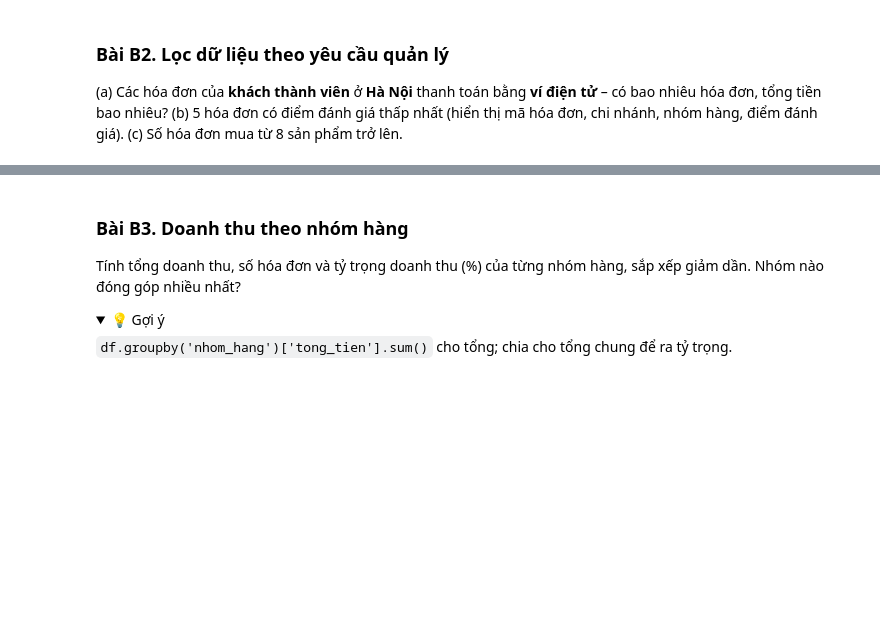
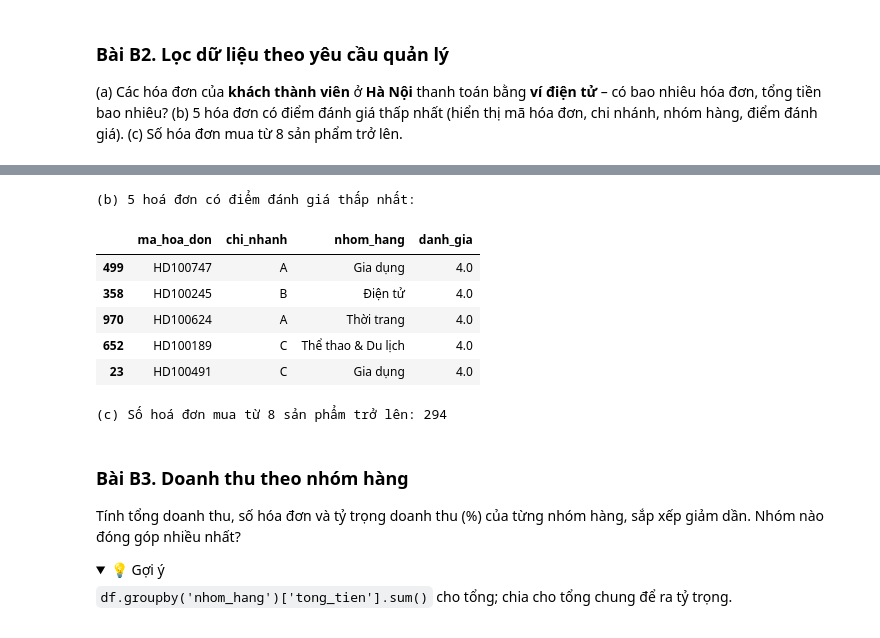
Before and after one commit to Twy-linh/Linh, a Jupyter notebook: Linh/bai_tap/Buoi_03_BaiTap.ipynb, the cells around one changed output, grey strips where cells are left out. Cells and saved outputs as stored; diff of their text form; code cells hidden in the pictures; folded sections open; blank space fills up the shorter version.

```diff
--- a/Linh/bai_tap/Buoi_03_BaiTap.ipynb
+++ b/Linh/bai_tap/Buoi_03_BaiTap.ipynb
@@ -116,3 +247,21 @@ tổng lợi nhuận gộp, giá trị đơn trung bình và điểm đánh giá
+# %%
+print (f"(b) 5 hoá đơn có điểm đánh giá thấp nhất:")
+(df.sort_values('danh_gia', ascending=True).head(5).loc [:, ['ma_hoa_don', 'chi_nhanh', 'nhom_hang', 'danh_gia']])
+# nếu không viết thì Pandas tự mặc định là giá trị tăng dần (ascending=True)
+# %% [output]
+(b) 5 hoá đơn có điểm đánh giá thấp nhất:
+|  | ma_hoa_don | chi_nhanh | nhom_hang | danh_gia |
+| 499 | HD100747 | A | Gia dụng | 4.0 |
+| 358 | HD100245 | B | Điện tử | 4.0 |
+| 970 | HD100624 | A | Thời trang | 4.0 |
+| 652 | HD100189 | C | Thể thao & Du lịch | 4.0 |
+| 23 | HD100491 | C | Gia dụng | 4.0 |
+# %%
+#c, số hoá đơn mua từ 8 sản phẩm trở lên
+so_hoa_don_c = len(df[df["so_luong"] >= 8]) #df trả về chuỗi kết quả T/F, sau đó df tiếp tục lọc ra kết quả True
+print (f"(c) Số hoá đơn mua từ 8 sản phẩm trở lên: {so_hoa_don_c}")
+# %% [output]
+(c) Số hoá đơn mua từ 8 sản phẩm trở lên: 294
 # %% [markdown]
 ### Bài B3. Doanh thu theo nhóm hàng
 
```
Also changed, not shown: parts of 16 cells of this notebook, 12 other files.
